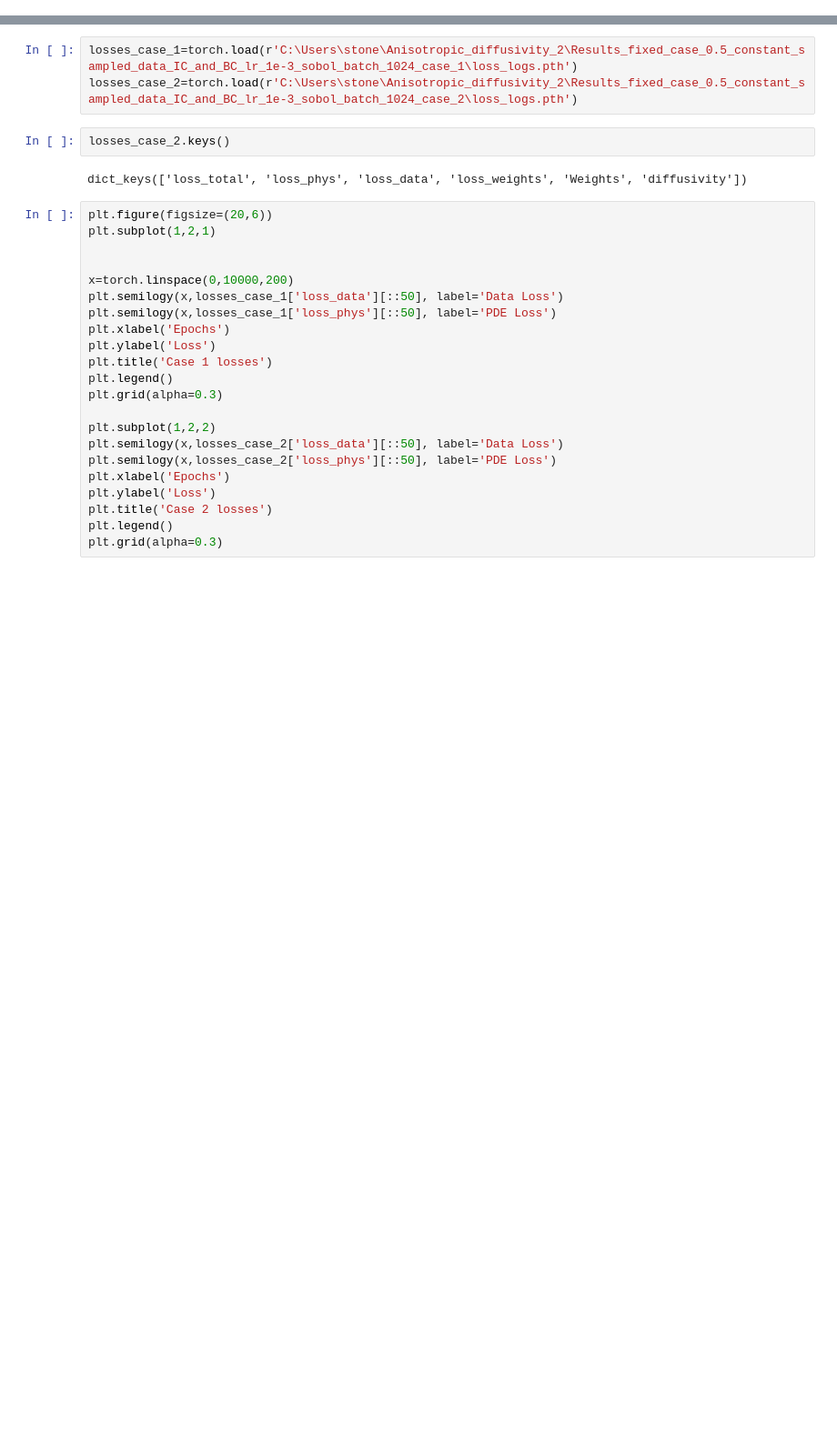
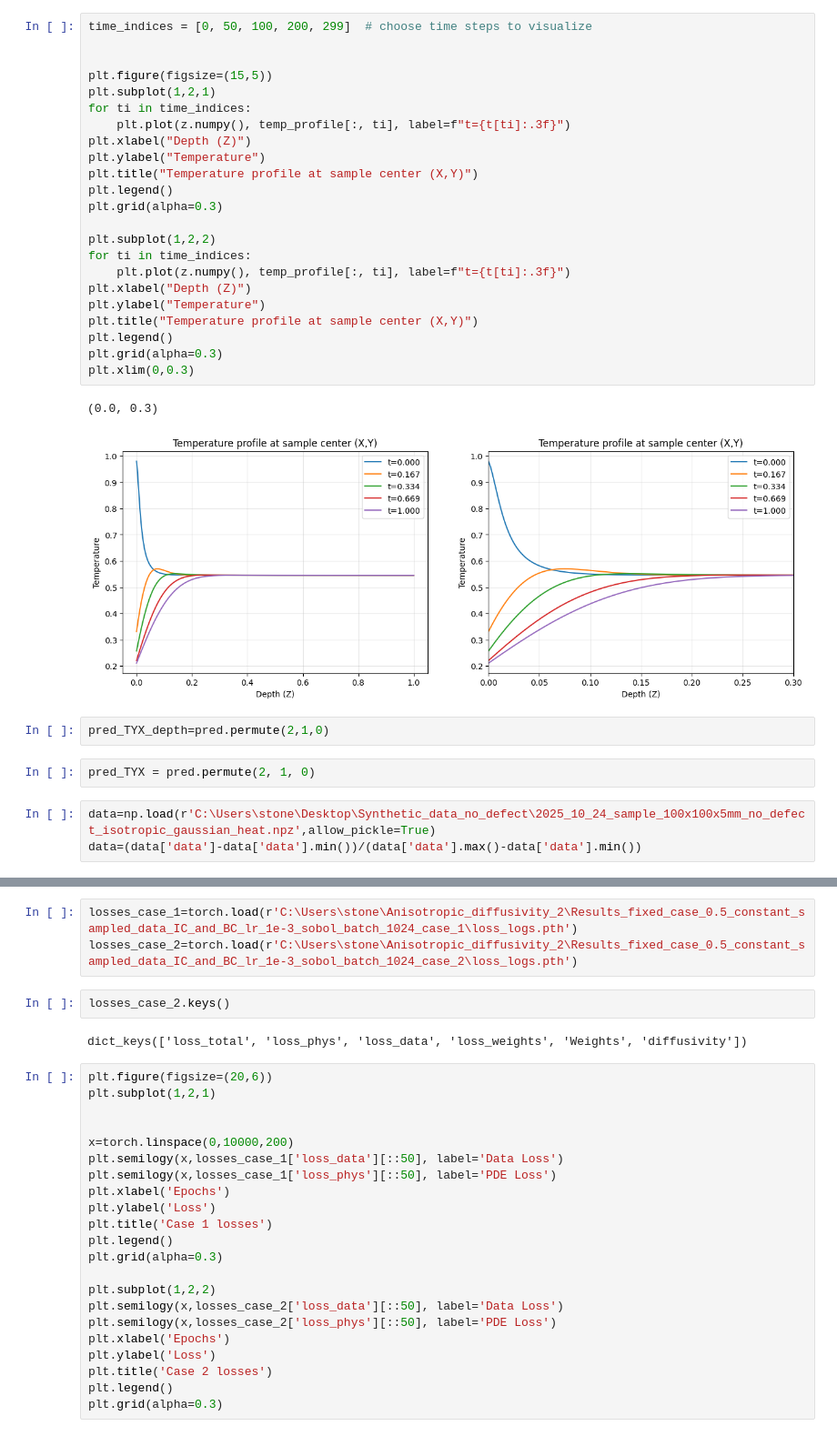
Before and after one commit to konrad-jaworski/Anisotropic_diffusivity_2, a Jupyter notebook: result_analysis.ipynb, the cells around one changed output, grey strips where cells are left out. Shown at 91% size. Cells and saved outputs as stored; diff of their text form; blank space fills up the shorter version.

```diff
--- a/result_analysis.ipynb
+++ b/result_analysis.ipynb
@@ -3,0 +80,33 @@ from matplotlib import pyplot as plt
+# %%
+time_indices = [0, 50, 100, 200, 299]  # choose time steps to visualize
+
+
+plt.figure(figsize=(15,5))
+plt.subplot(1,2,1)
+for ti in time_indices:
+    plt.plot(z.numpy(), temp_profile[:, ti], label=f"t={t[ti]:.3f}")
+plt.xlabel("Depth (Z)")
+plt.ylabel("Temperature")
+plt.title("Temperature profile at sample center (X,Y)")
+plt.legend()
+plt.grid(alpha=0.3)
+
+plt.subplot(1,2,2)
+for ti in time_indices:
+    plt.plot(z.numpy(), temp_profile[:, ti], label=f"t={t[ti]:.3f}")
+plt.xlabel("Depth (Z)")
+plt.ylabel("Temperature")
+plt.title("Temperature profile at sample center (X,Y)")
+plt.legend()
+plt.grid(alpha=0.3)
+plt.xlim(0,0.3)
+# %% [output]
+(0.0, 0.3)
+[figure, added]
+# %%
+pred_TYX_depth=pred.permute(2,1,0)
+# %%
+pred_TYX = pred.permute(2, 1, 0)
+# %%
+data=np.load(r'C:\Users\stone\Desktop\Synthetic_data_no_defect\2025_10_24_sample_100x100x5mm_no_defect_isotropic_gaussian_heat.npz',allow_pickle=True)
+data=(data['data']-data['data'].min())/(data['data'].max()-data['data'].min())
```
Also changed, not shown: parts of 8 cells of this notebook, 1 other file.
